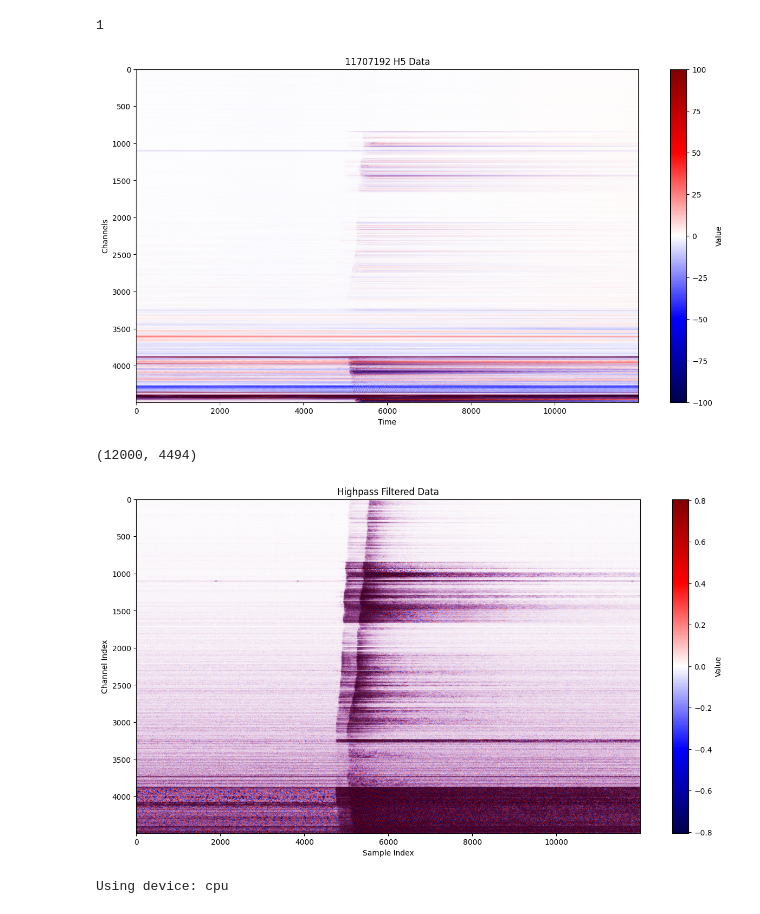
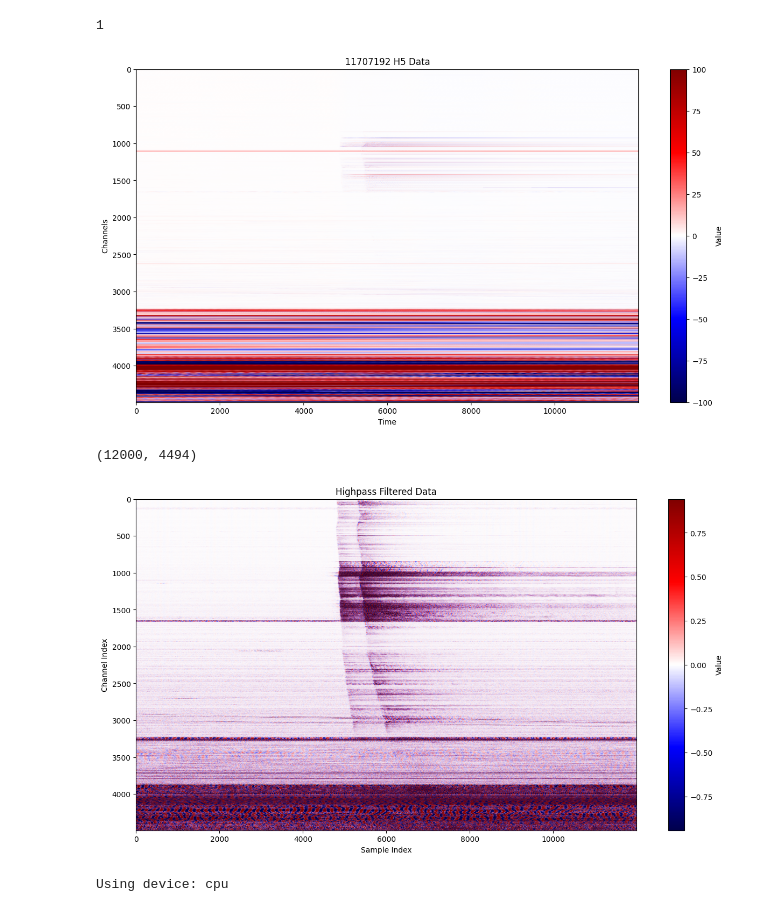
Before and after one commit to uwfiberlab/FM_Denoising_DAS, a Jupyter notebook: src/denoising.ipynb, the cells around one changed output. Cells and saved outputs as stored; diff of their text form; code cells hidden in the pictures.

```diff
--- a/src/denoising.ipynb
+++ b/src/denoising.ipynb
@@ -17,26 +17,27 @@ import torch.nn.functional as F
 1
 # %%
 # Load the .h5 file
-file_path = "/1-fnp/petasaur/p-jbod1/rainier/2023/08/27/decimator_2023-08-27_10.10.00_UTC.h5"
+# file_path = "/1-fnp/petasaur/p-jbod1/rainier/2023/08/27/decimator_2023-08-27_10.10.00_UTC.h5"
+file_path = "/1-fnp/petasaur/p-jbod1/rainier/2024/02/07/decimator_2024-02-07_19.11.00_UTC.h5"
 
 # Load the data
 with h5py.File(file_path, 'r', locking=False) as f:
     data = f['Acquisition/Raw[0]/RawData'][:]
     data_time = f['Acquisition/Raw[0]/RawDataTime'][:]
     data_sample_count = f['Acquisition/Raw[0]/RawDataSampleCount'][:]
 
 
 # Plot the data
 plt.figure(figsize=(15, 8))
 plt.imshow(data.T, aspect='auto', cmap='seismic', vmin=-1e2, vmax=1e2)
 plt.colorbar(label='Value')
 plt.title("11707192 H5 Data")
 plt.xlabel("Time")
 plt.ylabel("Channels")
 plt.show()
 print(data.shape)
 # %% [output]
-[figure, old version]
+[figure, new version]
 (12000, 4494)
 # %%
 # Define highpass filter
@@ -65,7 +66,7 @@ plt.xlabel("Sample Index")
 plt.ylabel("Channel Index")
 plt.show()
 # %% [output]
-[figure, old version]
+[figure, new version]
 # %%
 """ Initialize the U-net model """
 print(f"Using device: {devc}")
```
Also changed, not shown: parts of 1 cell of this notebook, 4 other files.
